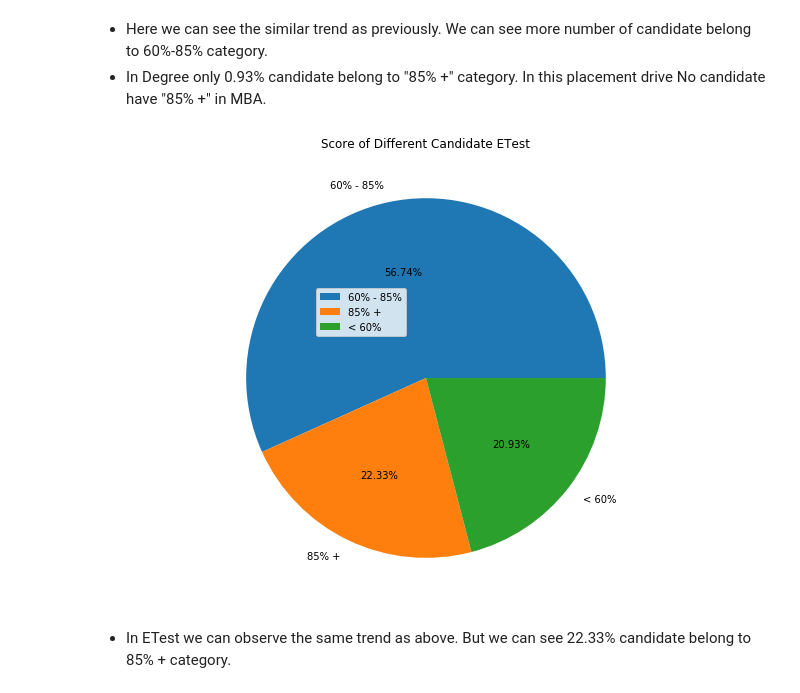
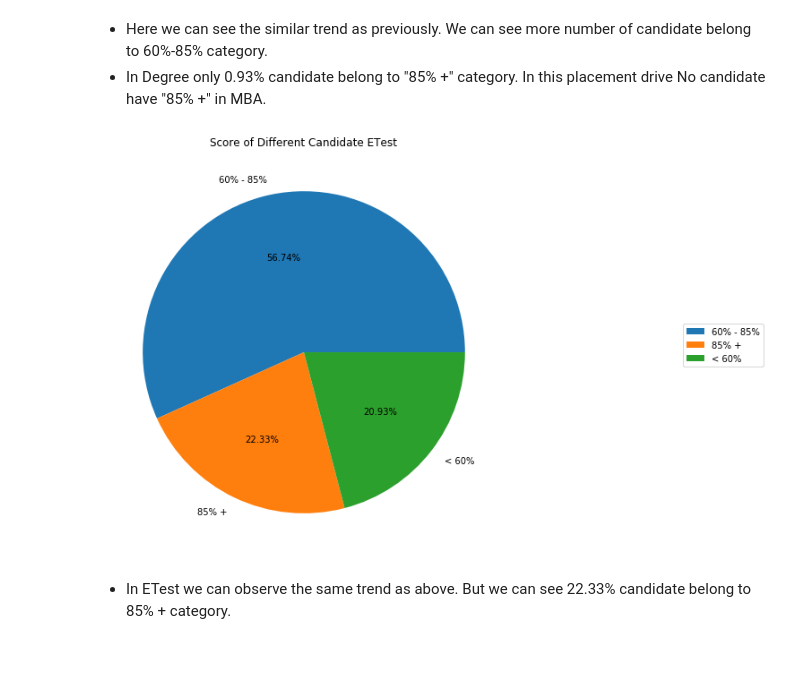
Before and after one commit to SarthakSahoo/Campus-Recruitment-Kaggle, a Jupyter notebook: campus-recruitement-exploration.ipynb, the cells around one changed output. Drawn from its saved outputs; the diff is of its cells as text; code cells hidden in the pictures; blank space fills up the shorter version.

```diff
--- a/campus-recruitement-exploration.ipynb
+++ b/campus-recruitement-exploration.ipynb
@@ -277,14 +277,14 @@ fig.legend(handles, labels, loc='upper right');
 # %%
 # Finally we will visualize Etest
 fig, ax = plt.subplots(figsize =(14.70, 8.27))
 wedges, text, autotext = ax.pie(df['etest_p_catg'].value_counts(),
                                 labels = df['etest_p_catg'].value_counts().index,
                                 autopct = '%1.2f%%')
 ax.set_title("Score of Different Candidate ETest")
 handles, labels = ax.get_legend_handles_labels()
-fig.legend(handles, labels,loc = "center", bbox_to_anchor =(0, 0, 0.5, 1));
+fig.legend(handles, labels,loc = "right");
 # %% [output]
-[figure, old version]
+[figure, new version]
 # %% [markdown]
 - In ETest we can observe the same trend as above. But we can see 22.33% candidate belong to 85% + category.
 # %% [markdown]
```
Also changed, not shown: parts of 8 cells of this notebook, 1 other file.
